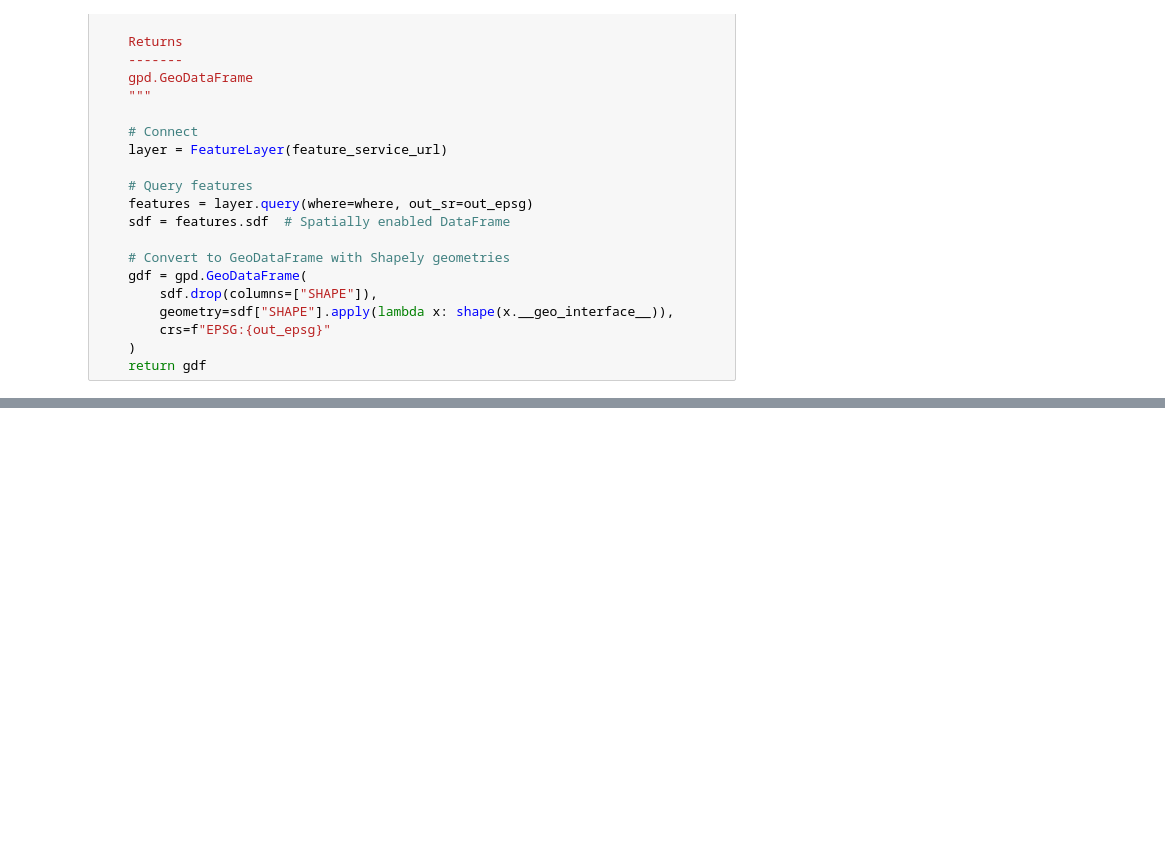
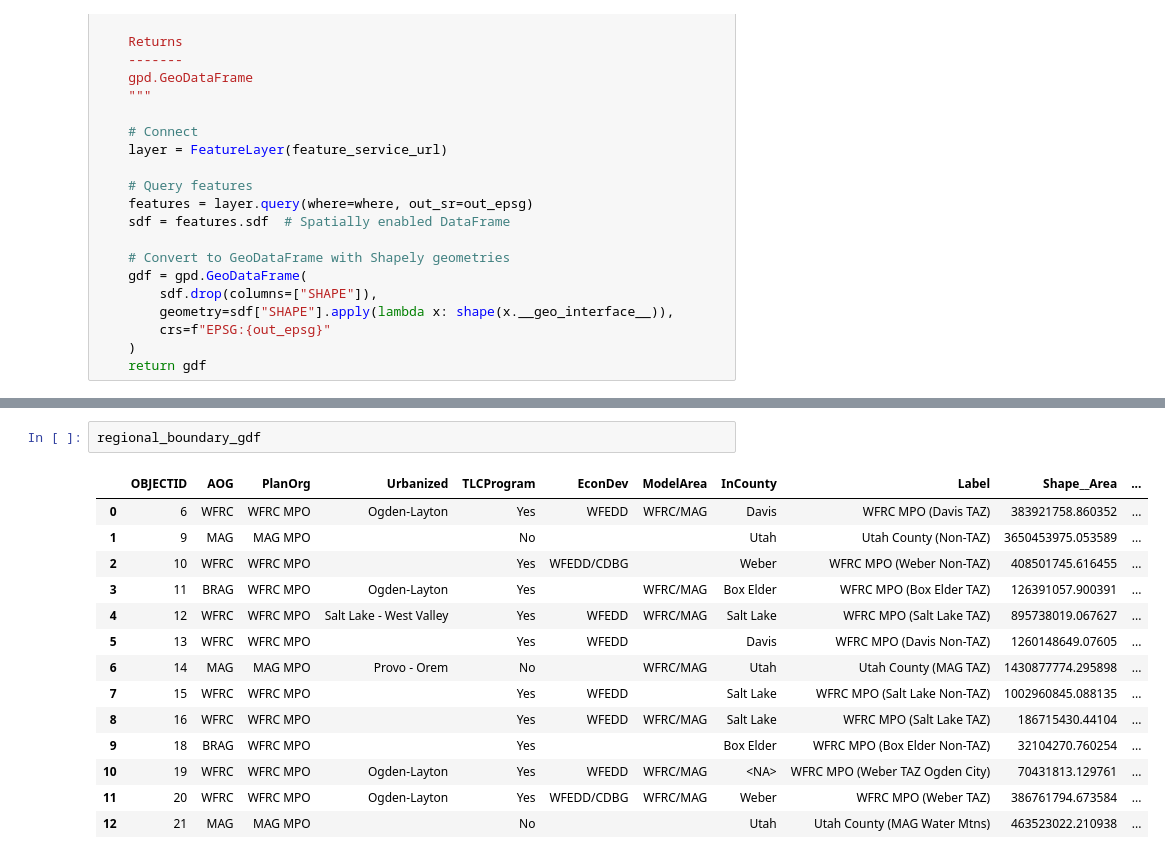
Before and after one commit to WFRCAnalytics/MAP-Housing-ATO-Calculator, a Jupyter notebook: 0-DownloadData.ipynb, the cells around one changed output, grey strips where cells are left out. Cells and saved outputs as stored; diff of their text form; blank space fills up the shorter version.

```diff
--- a/0-DownloadData.ipynb
+++ b/0-DownloadData.ipynb
@@ -70,0 +82,17 @@ print("✅ Shapefile saved successfully.")
+# %%
+regional_boundary_gdf
+# %% [output]
+|  | OBJECTID | AOG | PlanOrg | Urbanized | TLCProgram | EconDev | ModelArea | InCounty | Label | Shape__Area | ... |
+| 0 | 6 | WFRC | WFRC MPO | Ogden-Layton | Yes | WFEDD | WFRC/MAG | Davis | WFRC MPO (Davis TAZ) | 383921758.860352 | ... |
+| 1 | 9 | MAG | MAG MPO |  | No |  |  | Utah | Utah County (Non-TAZ) | 3650453975.053589 | ... |
+| 2 | 10 | WFRC | WFRC MPO |  | Yes | WFEDD/CDBG |  | Weber | WFRC MPO (Weber Non-TAZ) | 408501745.616455 | ... |
+| 3 | 11 | BRAG | WFRC MPO | Ogden-Layton | Yes |  | WFRC/MAG | Box Elder | WFRC MPO (Box Elder TAZ) | 126391057.900391 | ... |
+| 4 | 12 | WFRC | WFRC MPO | Salt Lake - West Valley | Yes | WFEDD | WFRC/MAG | Salt Lake | WFRC MPO (Salt Lake TAZ) | 895738019.067627 | ... |
+| 5 | 13 | WFRC | WFRC MPO |  | Yes | WFEDD |  | Davis | WFRC MPO (Davis Non-TAZ) | 1260148649.07605 | ... |
+| 6 | 14 | MAG | MAG MPO | Provo - Orem | No |  | WFRC/MAG | Utah | Utah County (MAG TAZ) | 1430877774.295898 | ... |
+| 7 | 15 | WFRC | WFRC MPO |  | Yes | WFEDD |  | Salt Lake | WFRC MPO (Salt Lake Non-TAZ) | 1002960845.088135 | ... |
+| 8 | 16 | WFRC | WFRC MPO |  | Yes | WFEDD | WFRC/MAG | Salt Lake | WFRC MPO (Salt Lake TAZ) | 186715430.44104 | ... |
+| 9 | 18 | BRAG | WFRC MPO |  | Yes |  |  | Box Elder | WFRC MPO (Box Elder Non-TAZ) | 32104270.760254 | ... |
+| 10 | 19 | WFRC | WFRC MPO | Ogden-Layton | Yes | WFEDD | WFRC/MAG | <NA> | WFRC MPO (Weber TAZ Ogden City) | 70431813.129761 | ... |
+| 11 | 20 | WFRC | WFRC MPO | Ogden-Layton | Yes | WFEDD/CDBG | WFRC/MAG | Weber | WFRC MPO (Weber TAZ) | 386761794.673584 | ... |
+| 12 | 21 | MAG | MAG MPO |  | No |  |  | Utah | Utah County (MAG Water Mtns) | 463523022.210938 | ... |
```
Also changed, not shown: parts of 9 cells of this notebook, 16 other files.
